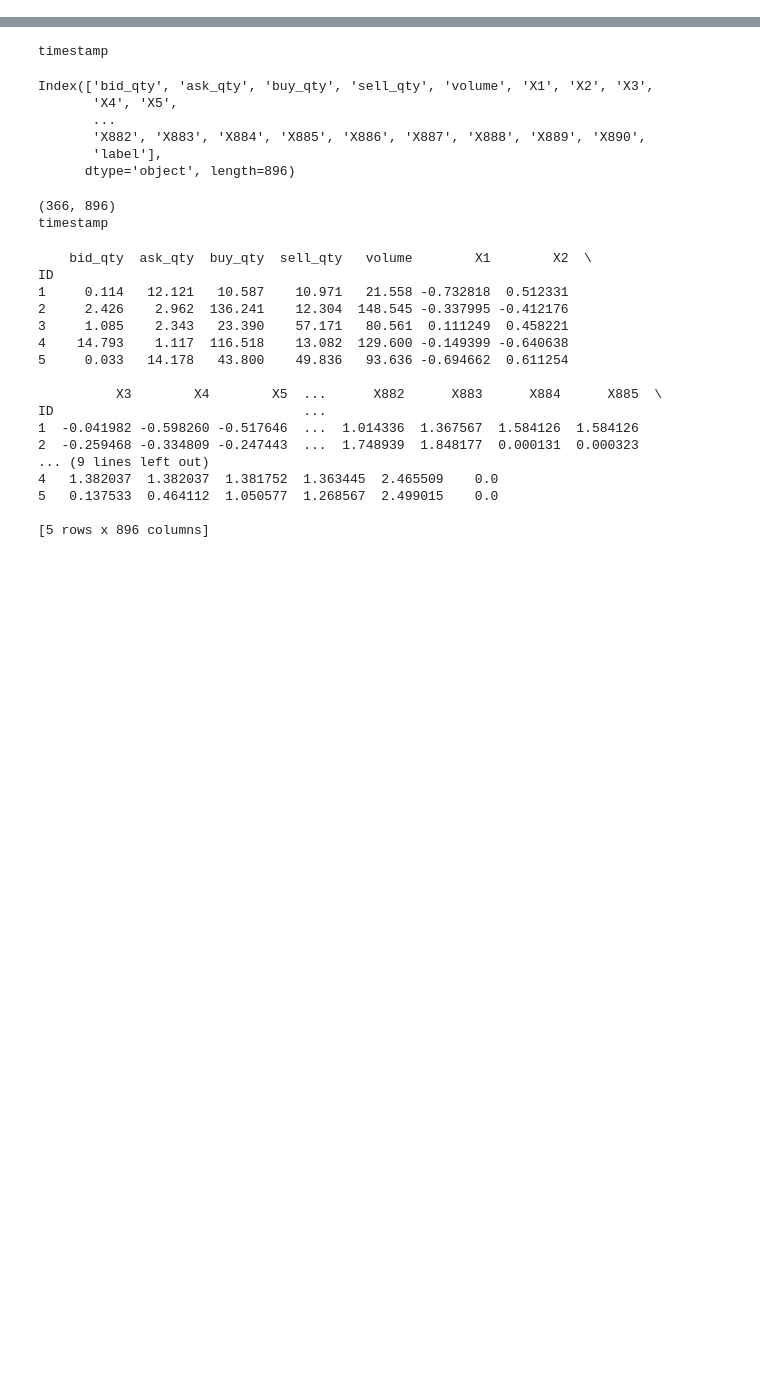
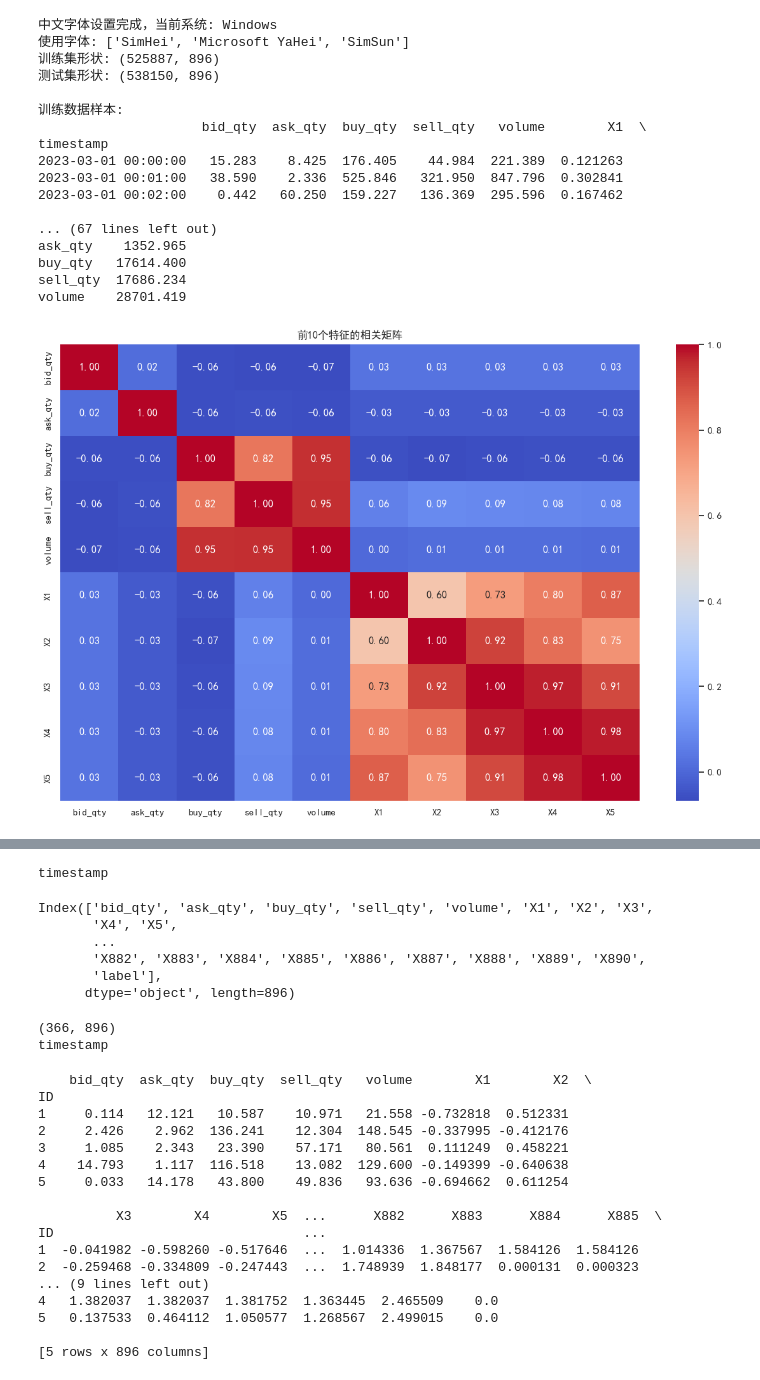
Before and after one commit to longwarriors/cumulativeAi, a Jupyter notebook: notebooks/Kaggle-CryptoPrediction.ipynb, the cells around one changed output, grey strips where cells are left out. Saved outputs shown, nothing was run; the diff lists cells and outputs as text; code cells hidden in the pictures; blank space fills up the shorter version.

```diff
--- a/notebooks/Kaggle-CryptoPrediction.ipynb
+++ b/notebooks/Kaggle-CryptoPrediction.ipynb
@@ -1,25 +1,94 @@
 # %%
 # https://www.kaggle.com/competitions/drw-crypto-market-prediction
+# https://github.com/copilot/c/f895d60b-fcd6-4363-b997-8a22a55234f1
 import numpy as np
 import pandas as pd
 import matplotlib.pyplot as plt
 import seaborn as sns
 import torch
 import xgboost as xgb
 import lightgbm as lgb
+from scipy.stats import pearsonr
 from torch import nn, optim
 from torch.utils.data import DataLoader, Dataset
-from scipy.stats import pearsonr
 from sklearn.model_selection import TimeSeriesSplit, GridSearchCV
 from sklearn.metrics import mean_squared_error
 from sklearn.preprocessing import StandardScaler
+from utils import setup_chinese_font
+setup_chinese_font()
 import warnings, os
 warnings.filterwarnings("ignore")
 
 # 设置随机种子
 def set_seed(seed=42):
     np.random.seed(seed)
     torch.manual_seed(seed)
     torch.cuda.manual_seed_all(seed)
 
 set_seed(42)
+
+# 加载数据集
+DATA_DIR = r"../data/kaggle-drw-crypto-market-prediction"
+train_file = os.path.join(DATA_DIR, "train.parquet")
+test_file = os.path.join(DATA_DIR, "test.parquet")
+submission_file = os.path.join(DATA_DIR, "sample_submission.csv")
+train_df = pd.read_parquet(train_file)
+test_df = pd.read_parquet(test_file)
+sample_submission_df = pd.read_csv(submission_file)
+
+# 显示基本信息
+print(f"训练集形状: {train_df.shape}")
+print(f"测试集形状: {test_df.shape}")
+
+# 查看训练数据的前几行
+print("\n训练数据样本:")
+print(train_df.head(3))
+print(f"训练数据索引名: {train_df.index.name}")
+
+# 查看测试数据的前几行
+print("\n测试数据样本:")
+print(test_df.head(3))
+print(f"测试数据索引名: {test_df.index.name}")
+
+# 检查列类型和缺失值
+print("\n训练数据信息:")
+print(train_df.dtypes.value_counts())
+print("\n训练数据中的缺失值:")
+print(train_df.isnull().sum().sum())
+
+# 检查测试数据的列类型和缺失值
+print("\n测试数据信息:")
+print(test_df.dtypes.value_counts())
+print("\n测试数据中的缺失值:")
+print(test_df.isnull().sum().sum())
+
+# 数值列的基本统计信息
+print("\n训练数据统计摘要:")
+print(train_df.describe().T.head())
+
+# 绘制特征之间的相关性(为了可读性只使用前10个)
+plt.figure(figsize=(12, 8))
+correlation_matrix = train_df.iloc[:, 0:10].corr()
+sns.heatmap(correlation_matrix, annot=True, cmap='coolwarm', fmt='.2f')
+plt.title('前10个特征的相关矩阵')
+plt.tight_layout()
+plt.savefig('correlation_matrix.png')
+# %% [output]
+中文字体设置完成，当前系统: Windows
+使用字体: ['SimHei', 'Microsoft YaHei', 'SimSun']
+训练集形状: (525887, 896)
+测试集形状: (538150, 896)
+
+训练数据样本:
+                     bid_qty  ask_qty  buy_qty  sell_qty   volume        X1  \
+timestamp
+2023-03-01 00:00:00   15.283    8.425  176.405    44.984  221.389  0.121263
+2023-03-01 00:01:00   38.590    2.336  525.846   321.950  847.796  0.302841
+2023-03-01 00:02:00    0.442   60.250  159.227   136.369  295.596  0.167462
+
+... (67 lines left out)
+ask_qty    1352.965
+buy_qty   17614.400
+sell_qty  17686.234
+volume    28701.419
+[figure, added]
```
Also changed, not shown: parts of 2 cells of this notebook.
